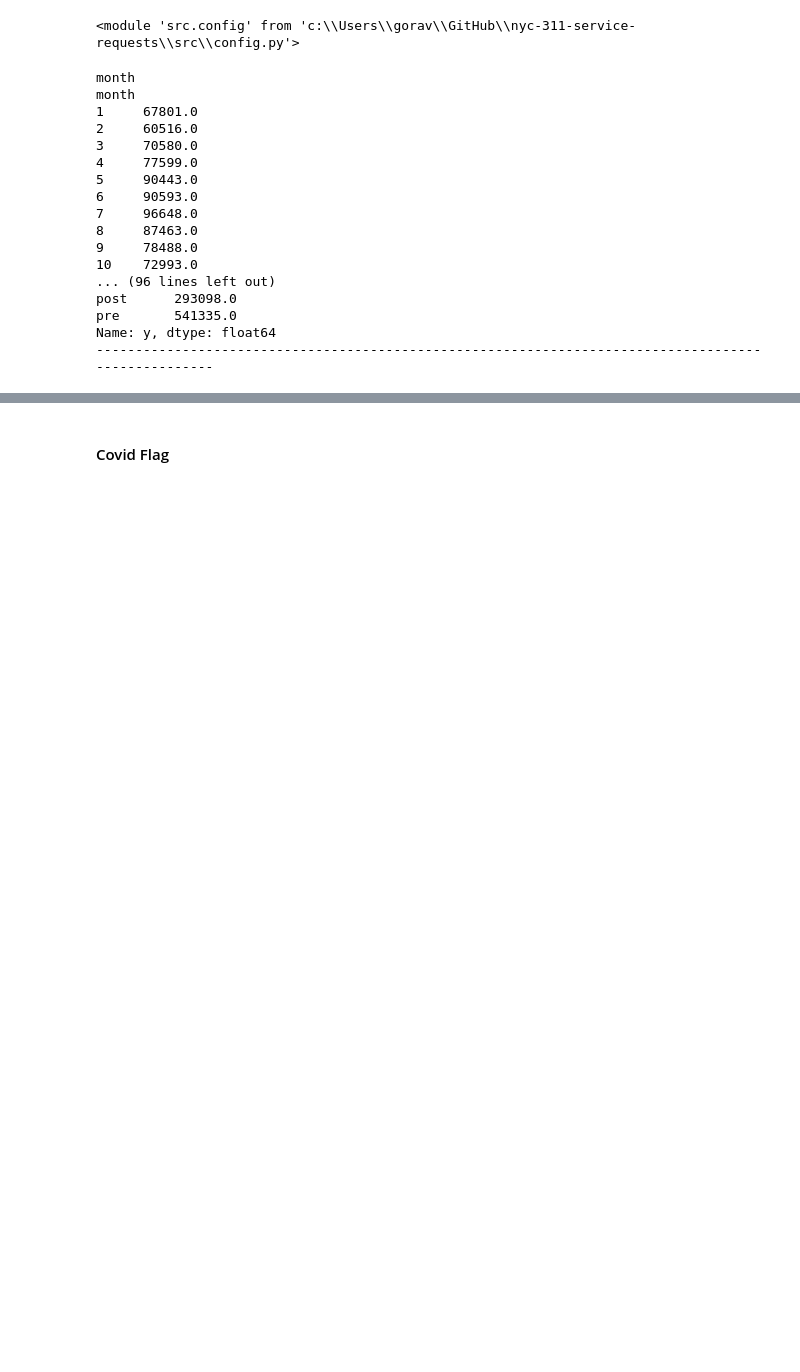
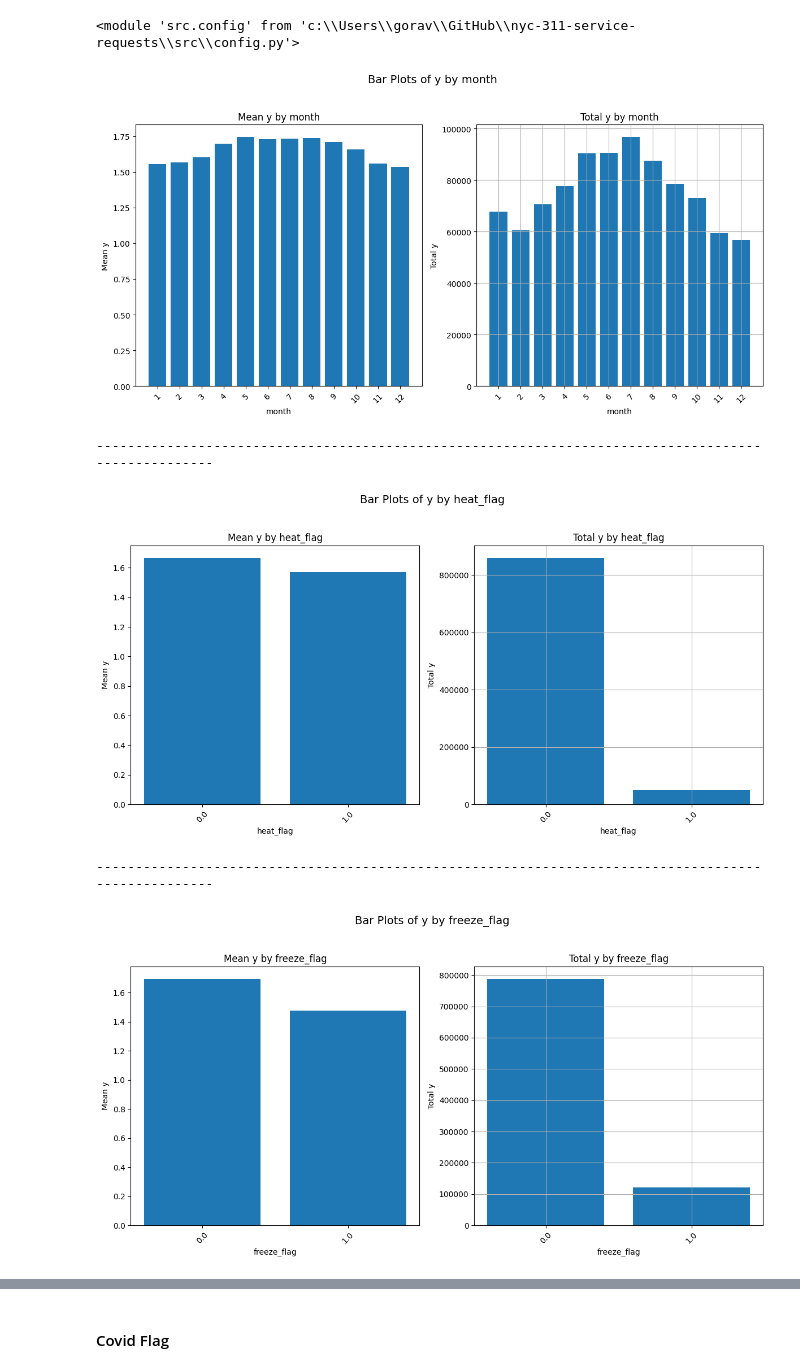
Before and after one commit to goravk95/311-service-requests, a Jupyter notebook: notebooks/Step 4 - Feature Engineering.ipynb, the cells around one changed output, grey strips where cells are left out. Cells and saved outputs as stored; diff of their text form; code cells hidden in the pictures; blank space fills up the shorter version.

```diff
--- a/notebooks/Step 4 - Feature Engineering.ipynb
+++ b/notebooks/Step 4 - Feature Engineering.ipynb
@@ -108,26 +406,35 @@ plt.show()
 reload(config)
 # %% [output]
 <module 'src.config' from 'c:\\Users\\gorav\\GitHub\\nyc-311-service-requests\\src\\config.py'>
-# %%
-for i in config.CATEGORICAL_COLUMNS:
-    print(i)
-    print(forecast_panel.groupby(i)['y'].sum())
-    print('-'*100)
-# %% [output]
-month
-month
-1     67801.0
-2     60516.0
-3     70580.0
-4     77599.0
-5     90443.0
-6     90593.0
-7     96648.0
-8     87463.0
-9     78488.0
-10    72993.0
-... (96 lines left out)
-post      293098.0
-pre       541335.0
-Name: y, dtype: float64
-----------------------------------------------------------------------------------------------------
+# %%
+for i in config.CATEGORICAL_COLUMNS:
+    if i != 'hex6':
+        fig, axes = plt.subplots(1, 2, figsize=(12, 6))
+
+        # --- Mean y by category ---
+        means = forecast_panel.groupby(i)['y'].mean().sort_index()
+        axes[0].bar(means.index.astype(str), means.values)
+        axes[0].set_title(f'Mean y by {i}')
+        axes[0].set_xlabel(i)
+        axes[0].set_ylabel('Mean y')
+        axes[0].tick_params(axis='x', rotation=45)
+
+        # --- Total y by category ---
+        sums = forecast_panel.groupby(i)['y'].sum().sort_index()
+        axes[1].bar(sums.index.astype(str), sums.values)
+        axes[1].set_title(f'Total y by {i}')
+        axes[1].set_xlabel(i)
+        axes[1].set_ylabel('Total y')
+        axes[1].tick_params(axis='x', rotation=45)
+
+        plt.suptitle(f'Bar Plots of y by {i}', fontsize=14, y=1.03)
+        plt.grid()
+        plt.tight_layout()
+        plt.show()
+    print('-'*100)
+# %% [output]
+[figure, added]
+----------------------------------------------------------------------------------------------------
+[figure, added]
+----------------------------------------------------------------------------------------------------
+[figure, added]
```
Also changed, not shown: parts of 9 cells of this notebook, 2 other files.
